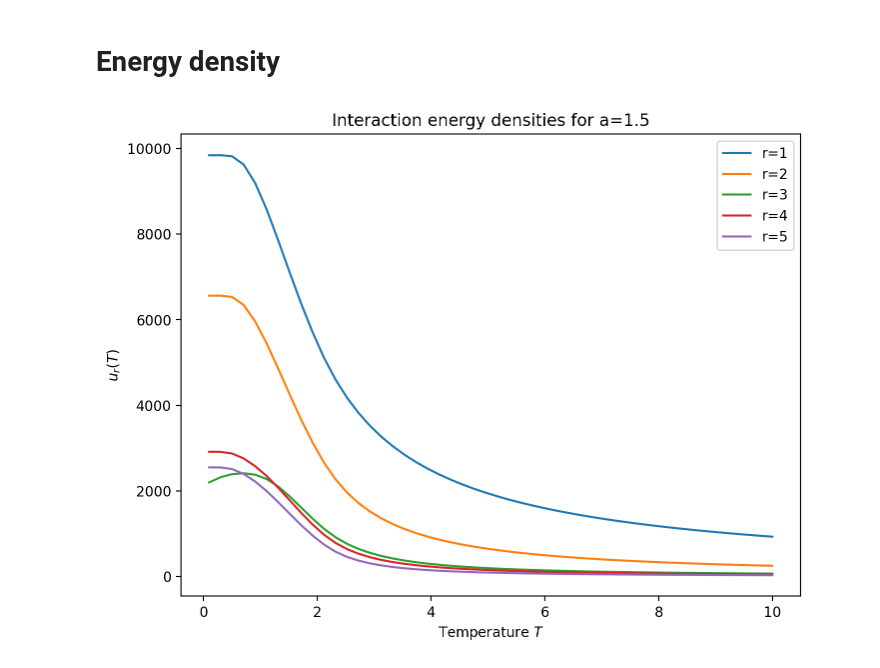
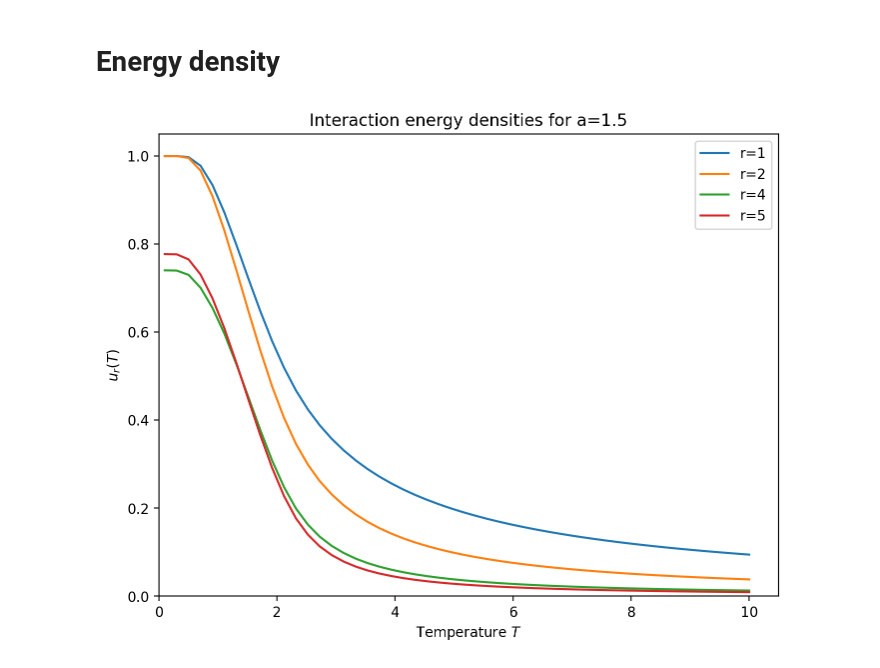
Before and after one commit to erbilcanartun/long-range-ising-chain, a Jupyter notebook: notebooks/new_foundation-numba.ipynb, the cells around one changed output. Saved outputs shown, nothing was run; the diff lists cells and outputs as text; code cells hidden in the pictures.

```diff
--- a/notebooks/new_foundation-numba.ipynb
+++ b/notebooks/new_foundation-numba.ipynb
@@ -735,30 +735,31 @@ def u_r(T, a, r_list, max_steps=8, R_final=5, dJ_rel=1e-3):
 
         # Derivative
         dphi_dJr = (phi_p - phi_m) / (2.0 * dJ)
-        results[r] = dphi_dJr
+        results[r] = dphi_dJr / (D_init/(r+1))
 
     return results
 # %%
-r_values = [1, 2, 3, 4, 5]
+r_values = [1, 2, 4,5]
 a = 1.5
 T_values = np.linspace(0.1, 10, 50)
 
 u_results = {r: [] for r in r_values}
 
 for T in T_values:
     ur_dict = u_r(T, a, r_values, max_steps=7, R_final=3**2, dJ_rel=1e-3)
     for r in r_values:
         u_results[r].append(ur_dict[r])
 
 
 plt.figure(figsize=(8, 6))
 for r in r_values:
     plt.plot(T_values, u_results[r], label=f"r={r}")
-
+plt.xlim(0, None)
+plt.ylim(0, None)
 plt.xlabel("Temperature $T$")
 plt.ylabel("$u_r(T)$")
 plt.title(f"Interaction energy densities for a={a}")
 plt.legend()
 plt.show()
 # %% [output]
-[figure, old version]
+[figure, new version]
```
Also changed, not shown: parts of 1 cell of this notebook.
